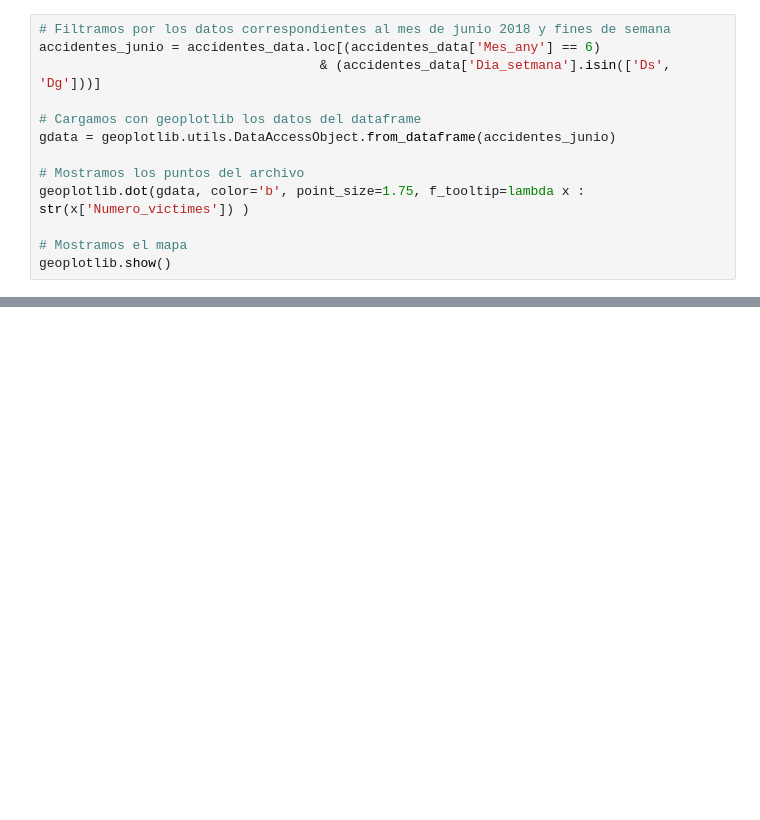
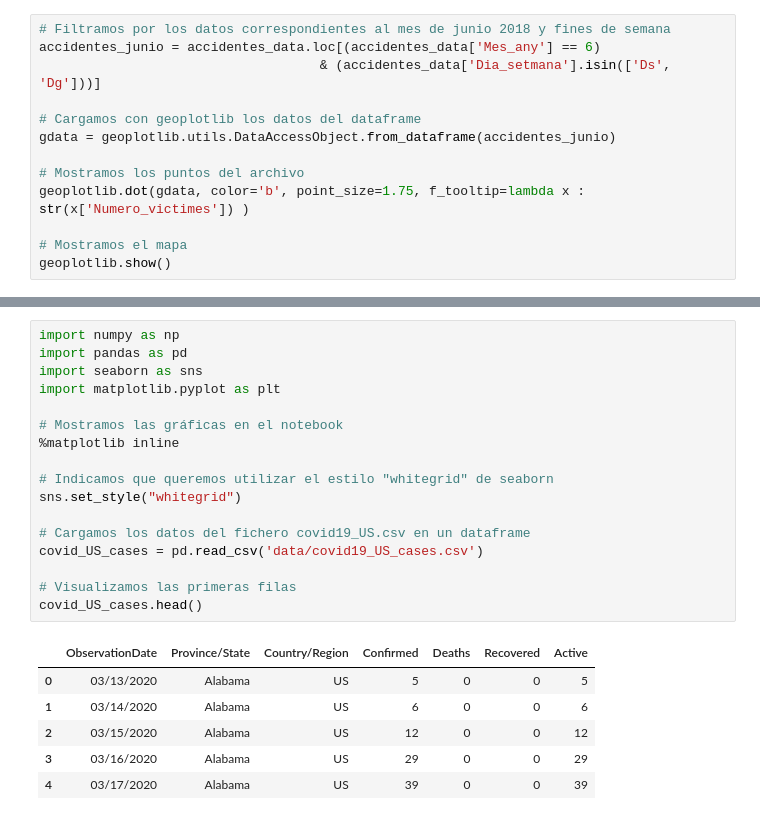
Before and after one commit to bvillenap7/Fundamentos_Data_Science_UOC_PEC8, a Jupyter notebook: prog_datasci_8_vis_ejerciciosResueltos.ipynb, the cells around one changed output, grey strips where cells are left out. Drawn from its saved outputs; the diff is of its cells as text; blank space fills up the shorter version.

```diff
--- a/prog_datasci_8_vis_ejerciciosResueltos.ipynb
+++ b/prog_datasci_8_vis_ejerciciosResueltos.ipynb
@@ -522,0 +559,24 @@ geoplotlib.show()
+# %%
+import numpy as np
+import pandas as pd
+import seaborn as sns
+import matplotlib.pyplot as plt
+
+# Mostramos las gráficas en el notebook
+%matplotlib inline
+
+# Indicamos que queremos utilizar el estilo "whitegrid" de seaborn
+sns.set_style("whitegrid")
+
+# Cargamos los datos del fichero covid19_US.csv en un dataframe
+covid_US_cases = pd.read_csv('data/covid19_US_cases.csv')
+
+# Visualizamos las primeras filas
+covid_US_cases.head()
+# %% [output]
+|  | ObservationDate | Province/State | Country/Region | Confirmed | Deaths | Recovered | Active |
+| 0 | 03/13/2020 | Alabama | US | 5 | 0 | 0 | 5 |
+| 1 | 03/14/2020 | Alabama | US | 6 | 0 | 0 | 6 |
+| 2 | 03/15/2020 | Alabama | US | 12 | 0 | 0 | 12 |
+| 3 | 03/16/2020 | Alabama | US | 29 | 0 | 0 | 29 |
+| 4 | 03/17/2020 | Alabama | US | 39 | 0 | 0 | 39 |
```
Also changed, not shown: parts of 12 cells of this notebook.
